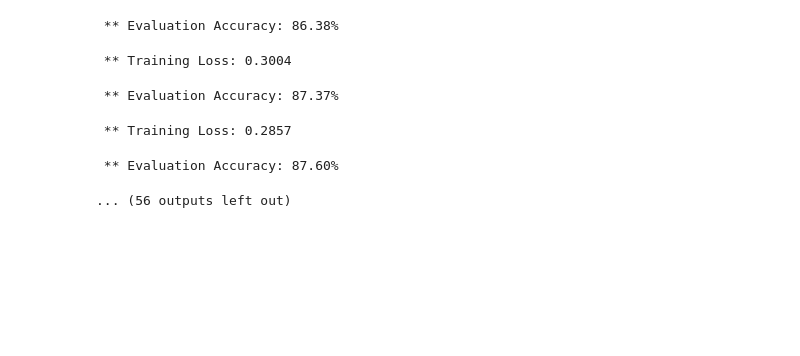
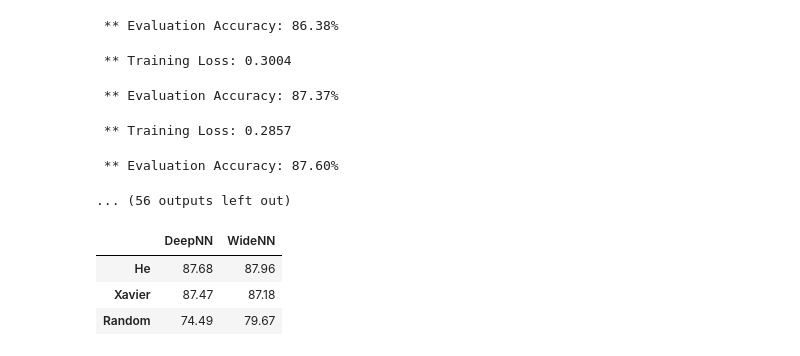
Before and after one commit to MSadegh-Eft/multilayer-perceptron-ann, a Jupyter notebook: main.ipynb, the cells around one changed output. Saved outputs shown, nothing was run; the diff lists cells and outputs as text; code cells hidden in the pictures; blank space fills up the shorter version.

```diff
--- a/main.ipynb
+++ b/main.ipynb
@@ -149,3 +149,10 @@ plot_train_eval(wide_train_loss, wide_eval_loss, wide_Adam_cm)
  ** Training Loss: 0.2857
  ** Evaluation Accuracy: 87.60%
 ... (56 outputs left out)
+# %%
+compare_table = {    'DeepNN': [deep_he_acc, deep_Xavier_acc, deep_random_acc],    'WideNN': [wide_he_acc, wide_Xavier_acc, wide_random_acc]}# Create a DataFramecompare_table = pd.DataFrame(compare_table, index=['He', 'Xavier', 'Random'])compare_table
+# %% [output]
+|  | DeepNN | WideNN |
+| He | 87.68 | 87.96 |
+| Xavier | 87.47 | 87.18 |
+| Random | 74.49 | 79.67 |
```
